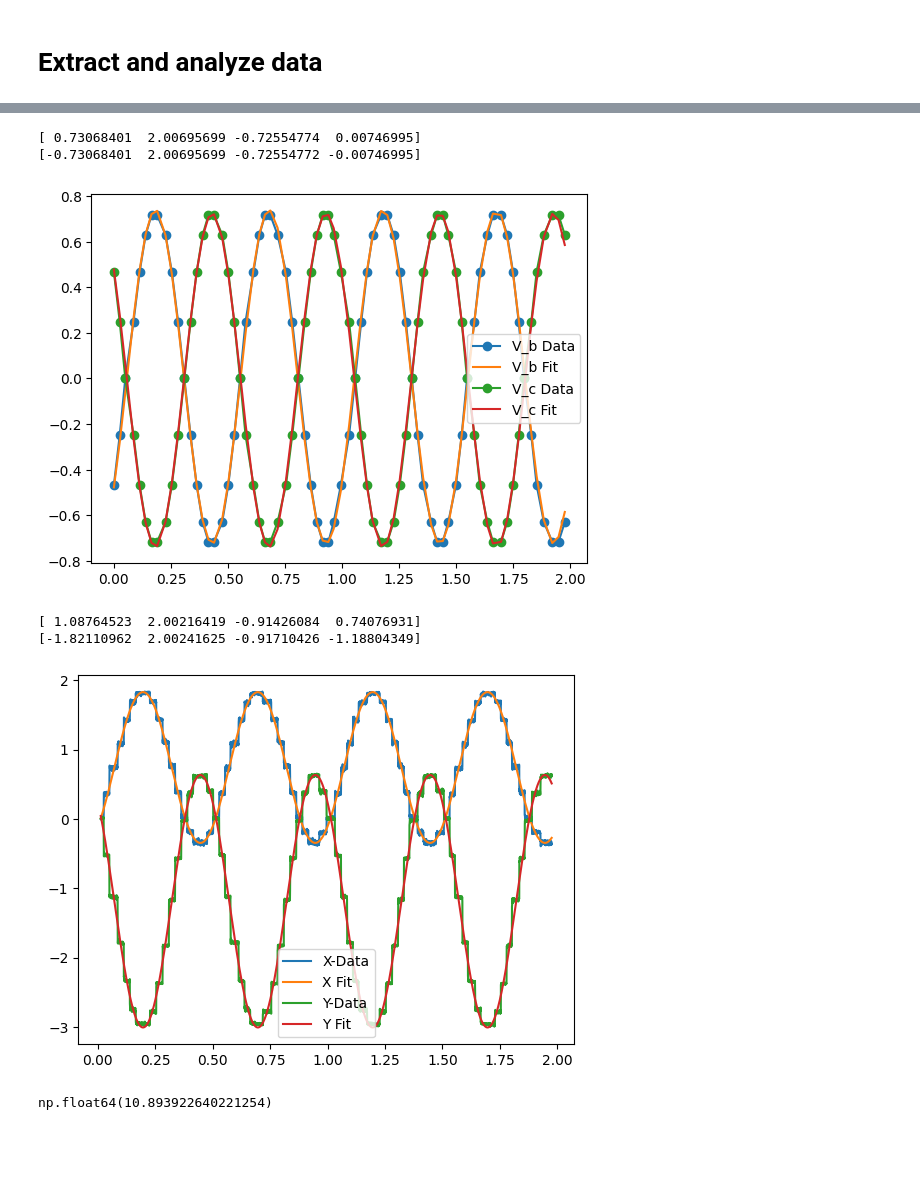
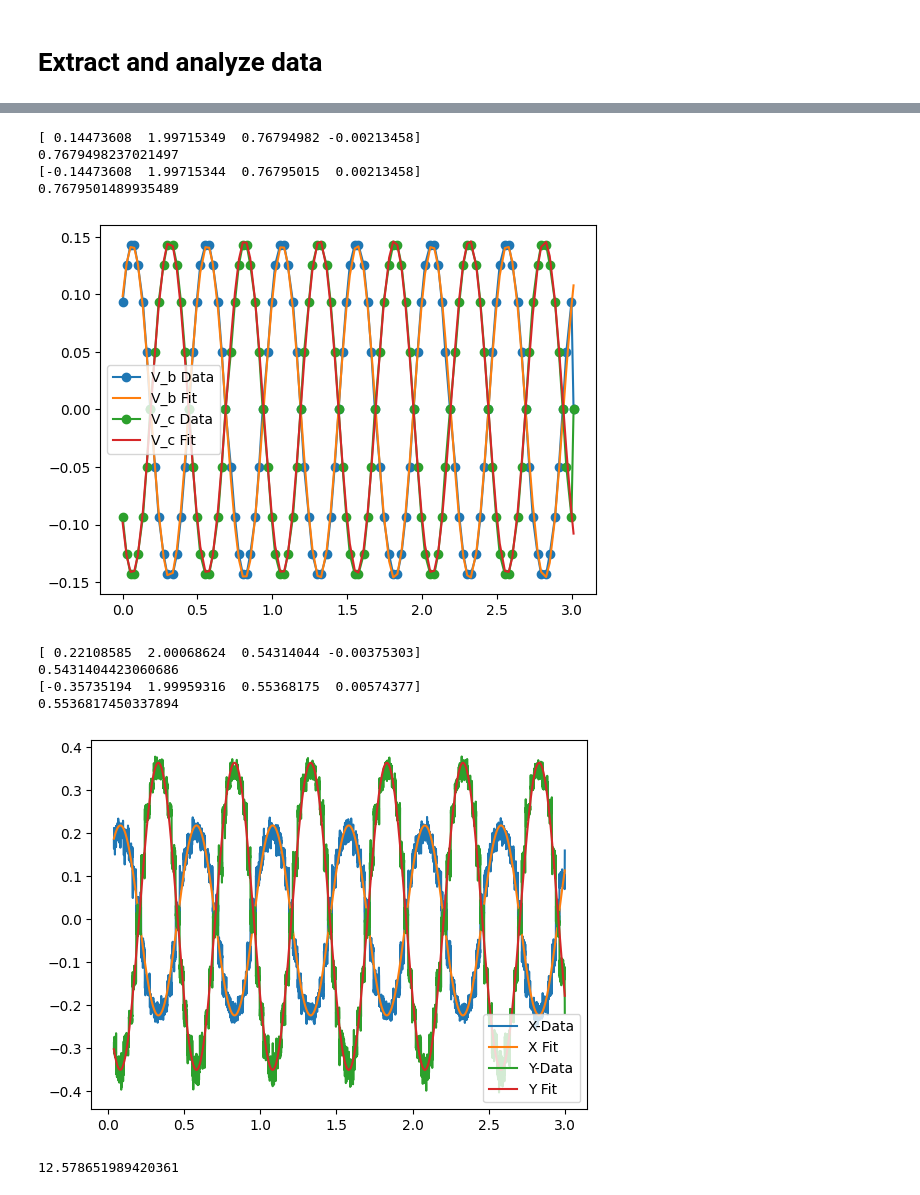
Before and after one commit to nick-lambert/fsm-exps, a Jupyter notebook: test_fsm_sin.ipynb, the cells around one changed output, grey strips where cells are left out. Cells and saved outputs as stored; diff of their text form; code cells hidden in the pictures; blank space fills up the shorter version.

```diff
--- a/test_fsm_sin.ipynb
+++ b/test_fsm_sin.ipynb
@@ -145,10 +162,10 @@ fsm_utils.stop_fsm_mod(client0)
 # %%
 # Decompress the .xrif files from the telem_* apps into the desired data directories
 
-exp_dir = 'sin-mod'
-exp_path = f'{cwd}/data/{exp_dir}'
+telem_cam_path = Path('/opt/MagAOX/telem/campupil/')
+telem_fsm_path = Path('/opt/MagAOX/telem/fsm/')
 
-subprocess.run(['xrif2fits','-d','/opt/MagAOX/telem/campupil/','-D',exp_path])
+subprocess.run(['xrif2fits','-d',str(telem_cam_path),'-D',exp_path])
 clear_output()
-subprocess.run(['xrif2fits','-d','/opt/MagAOX/telem/fsm/','-D',exp_path])
+subprocess.run(['xrif2fits','-d',str(telem_fsm_path),'-D',exp_path])
 clear_output()
@@ -172,9 +172,5 @@ CompletedProcess(args=['rm', '/opt/MagAOX/telem/fsm/dm00disp10_20250129193151881
 # %%
-exp_dir = 'sin-mod'
-
-exp_path = Path(f'{cwd}/data/{exp_dir}')  # Replace with the actual directory path
-
-cam_data_fnames = sorted(glob.glob(str(exp_path/'campupil*20250129*.fits')))
-fsm_data_fnames = sorted(glob.glob(str(exp_path/'dm00disp10*20250129*.fits')))
+cam_data_fnames = sorted(glob.glob(str(exp_path/'campupil*20250130*.fits')))
+fsm_data_fnames = sorted(glob.glob(str(exp_path/'dm00disp10*20250130*.fits')))
 # cam_data_fnames
 # fsm_data_fnames
@@ -302,46 +310,62 @@ for i in range(2):
         maxfev=100000,
     )
     print(popt)
-    fsm_data_phase += popt[2]/2
+    phase = popt[2]
+    if phase>np.pi/2:
+        phase = popt[2] - np.pi
+    elif phase<-np.pi/2:
+        phase = popt[2] + np.pi
+    print(phase)
+    fsm_data_phase += phase/2
 
     # Plot results
     plt.plot(x, y, '-o', label=data_names[i]+' Data')
     plt.plot(x, sine_func(x, *popt), label=data_names[i]+' Fit')
     plt.legend()
 plt.show()
 
 x = rel_cam_times
 data_names = ['X', 'Y']
 cam_data_phase = 0
 for i in range(2):
     y = shift_pix[:,i]
 
     amp0 = (y.max() - y.min())/2
     freq0 = sin_freq
     offset0 = y.max() - amp0
 
     popt, _ = curve_fit(
         sine_func,
         x, y,
         p0=[amp0, freq0, 0, offset0],
         maxfev=100000,
     )
     print(popt)
-    cam_data_phase += popt[2]/2
+    phase = popt[2]
+    if phase>np.pi/2:
+        phase = popt[2] - np.pi
+    elif phase<-np.pi/2:
+        phase = popt[2] + np.pi
+    print(phase)
+    cam_data_phase += phase/2
 
     # Plot results
     plt.plot(x, y, label=data_names[i]+'-Data')
     plt.plot(x, sine_func(x, *popt), label=data_names[i]+' Fit')
     plt.legend()
 plt.show()
+
+rel_phase = (fsm_data_phase - cam_data_phase) * 180/np.pi
+print(rel_phase)
 # %% [output]
-[ 0.73068401  2.00695699 -0.72554774  0.00746995]
-[-0.73068401  2.00695699 -0.72554772 -0.00746995]
+[ 0.14473608  1.99715349  0.76794982 -0.00213458]
+0.7679498237021497
+[-0.14473608  1.99715344  0.76795015  0.00213458]
+0.7679501489935489
-[figure, old version]
+[figure, new version]
-[ 1.08764523  2.00216419 -0.91426084  0.74076931]
-[-1.82110962  2.00241625 -0.91710426 -1.18804349]
+[ 0.22108585  2.00068624  0.54314044 -0.00375303]
+0.5431404423060686
+[-0.35735194  1.99959316  0.55368175  0.00574377]
+0.5536817450337894
-[figure, old version]
+[figure, new version]
+12.578651989420361
-# %%
-(fsm_data_phase - cam_data_phase) * 180/np.pi
-# %% [output]
-np.float64(10.893922640221254)
```
Also changed, not shown: parts of 19 cells of this notebook, 1 other file.
